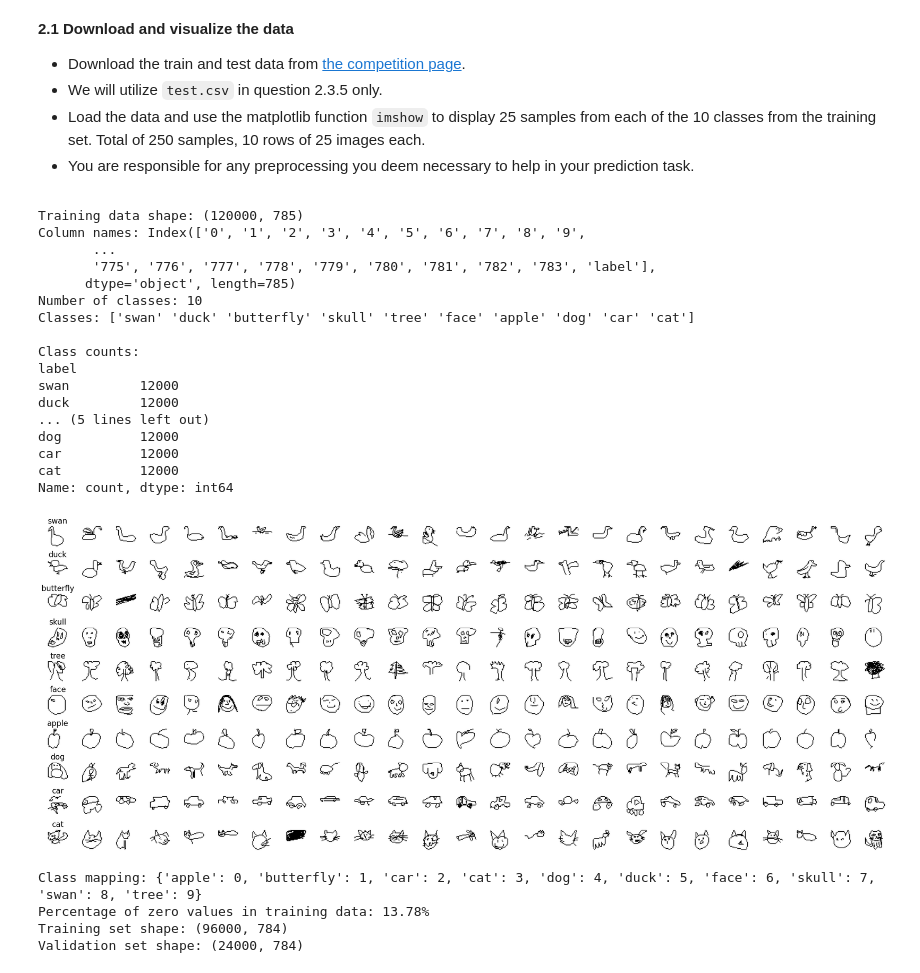
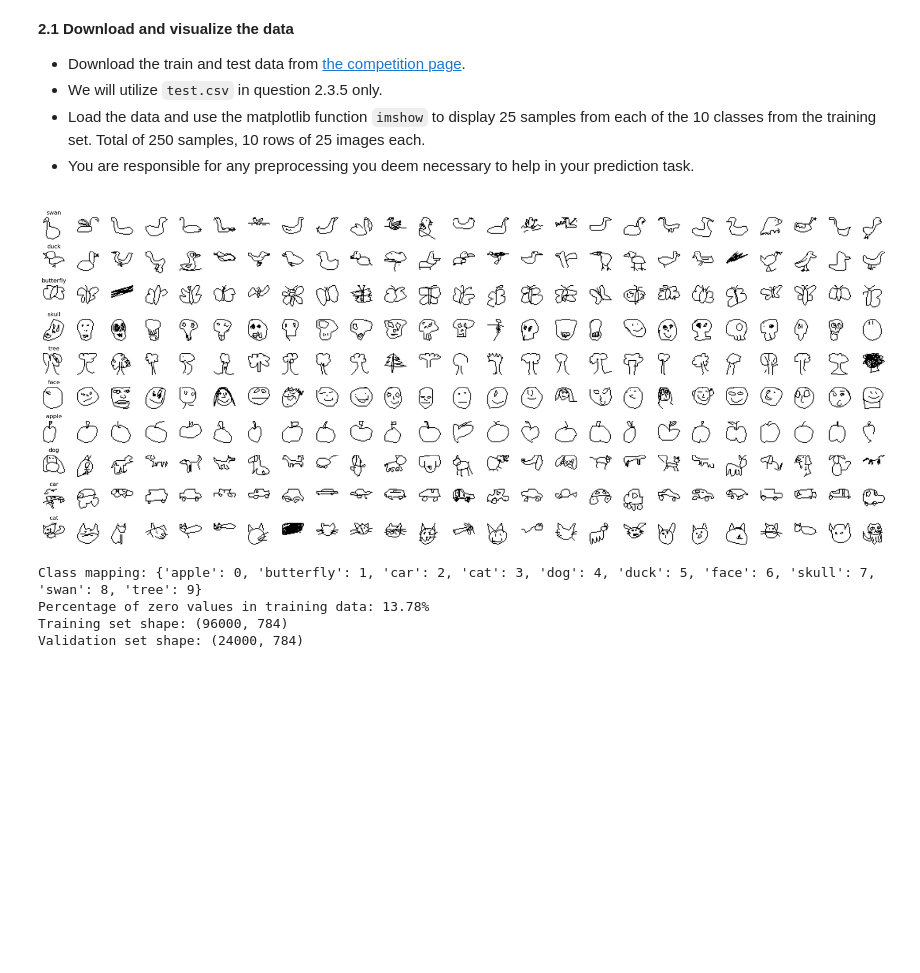
Before and after one commit to fiidalgo/ac209b, a Jupyter notebook: cs1090b_hw2/cs1090b_hw2.ipynb, the cells around one changed output. Cells and saved outputs as stored; diff of their text form; code cells hidden in the pictures; blank space fills up the shorter version.

```diff
--- a/cs1090b_hw2/cs1090b_hw2.ipynb
+++ b/cs1090b_hw2/cs1090b_hw2.ipynb
@@ -938,69 +938,36 @@ $$
 # %%
 # your code here
 # Load data
 train_df = pd.read_csv("data/train.csv")
 test_df = pd.read_csv("data/test.csv")
 
-# Display shape and column names
-print(f"Training data shape: {train_df.shape}")
-print(f"Column names: {train_df.columns}")
-
 # Check unique classes
 unique_classes = train_df['label'].unique()
-print(f"Number of classes: {len(unique_classes)}")
-print(f"Classes: {unique_classes}")
 
-# Count samples per class
-class_counts = train_df['label'].value_counts()
-print("\nClass counts:")
-print(class_counts)
-
-# Convert all pixel columns to numeric type
-pixel_cols = train_df.columns[:-1]  # All columns except label
-for col in pixel_cols:
-    train_df[col] = pd.to_numeric(train_df[col], errors='coerce')
-
-# Set up figure to display 25 samples from each class
-plt.figure(figsize=(25,10))
+# Visualize 25 samples from each of the 10 classes
+plt.figure(figsize=(25, 10))
 for i, class_name in enumerate(unique_classes):
-    # Get 25 samples from class
+    # Get 25 samples from the current class
     class_samples = train_df[train_df['label'] == class_name].iloc[:25]
 
     for j in range(25):
-        # Create subplot
-        plt.subplot(10,25,i*25+j+1)
+        # Create subplot in a 10×25 grid
+        plt.subplot(10, 25, i*25 + j + 1)
 
-        # Reshape 784 pixel values into 28x28 image
-        # Explicitly convert to float type before reshaping
+        # Reshape the 784 pixels into a 28×28 image
         img = class_samples.iloc[j, :-1].values.astype(float).reshape(28, 28)
 
-        # Display image
+        # Display the image
         plt.imshow(img, cmap='gray')
         plt.axis('off')
 
-        # Add class label for first image in each row
+        # Add class label to the first image in each row
         if j == 0:
-            plt.title(class_name, fontsize=16)
+            plt.title(class_name, fontsize=12)
 
 plt.tight_layout()
+plt.savefig('q2_1.png')
 plt.show()
 # %% [output]
-Training data shape: (120000, 785)
-Column names: Index(['0', '1', '2', '3', '4', '5', '6', '7', '8', '9',
-       ...
-       '775', '776', '777', '778', '779', '780', '781', '782', '783', 'label'],
-      dtype='object', length=785)
-Number of classes: 10
-Classes: ['swan' 'duck' 'butterfly' 'skull' 'tree' 'face' 'apple' 'dog' 'car' 'cat']
-
-Class counts:
-label
-swan         12000
-duck         12000
-... (5 lines left out)
-dog          12000
-car          12000
-cat          12000
-Name: count, dtype: int64
-[figure, old version]
+[figure, new version]
 # %%
```
Also changed, not shown: parts of 11 cells of this notebook, 3 other files.
